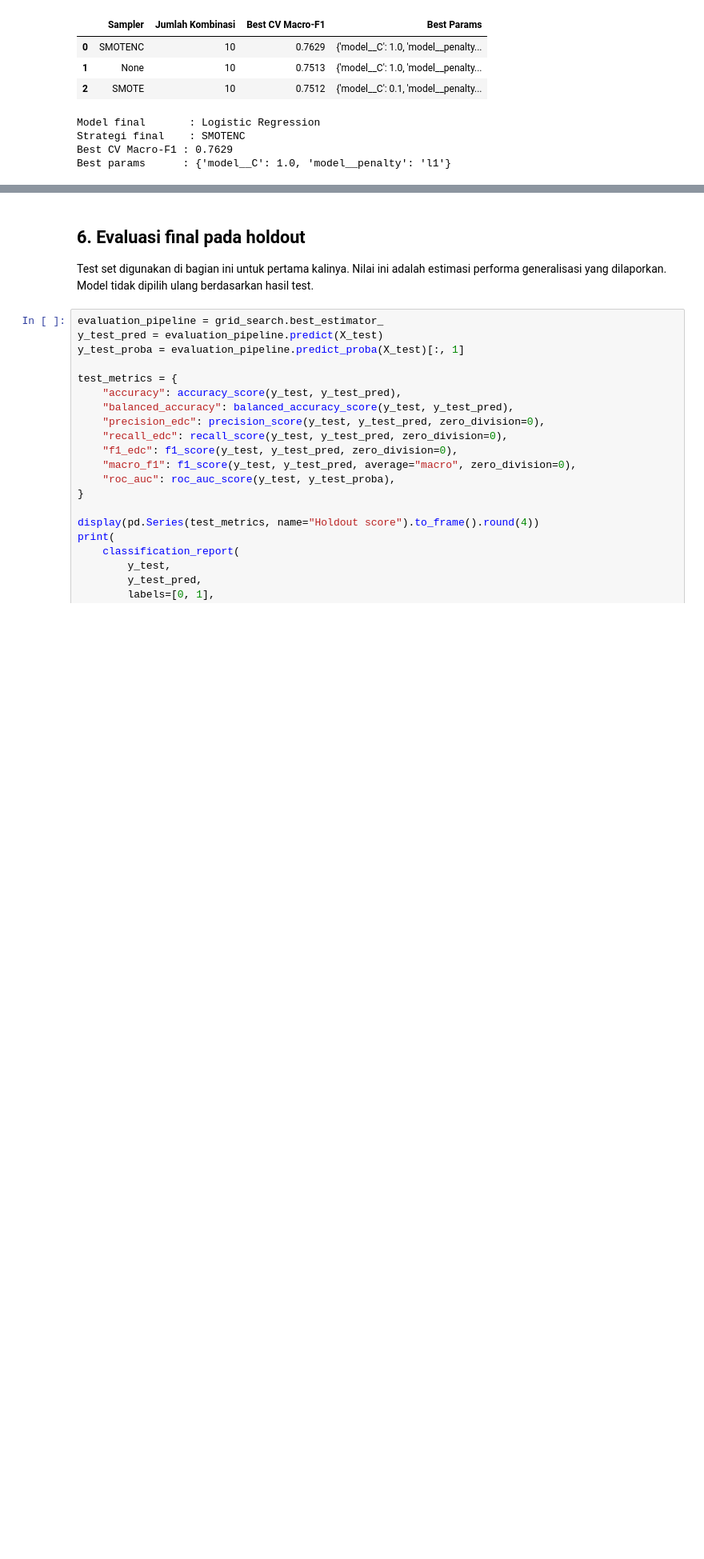
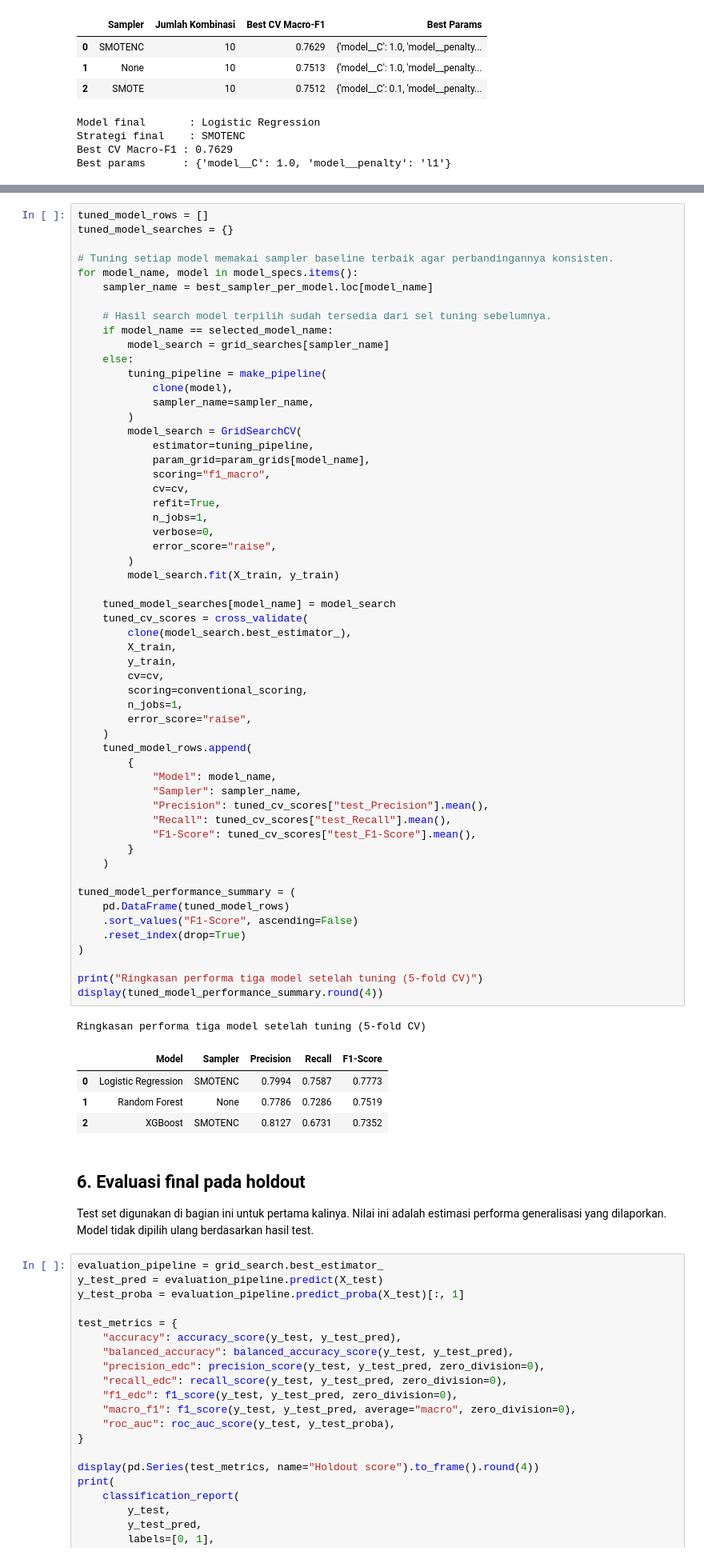
Before and after one commit to bagaskoroah/merchant-analytics-trial, a Jupyter notebook: notebooks/04_product_recommendation_v2.ipynb, the cells around one changed output, grey strips where cells are left out. Shown at 80% size. Saved outputs shown, nothing was run; the diff lists cells and outputs as text; blank space fills up the shorter version.

```diff
--- a/notebooks/04_product_recommendation_v2.ipynb
+++ b/notebooks/04_product_recommendation_v2.ipynb
@@ -587,3 +685,65 @@ Best params      : {'model__C': 1.0, 'model__penalty': 'l1'}
+# %%
+tuned_model_rows = []
+tuned_model_searches = {}
+
+# Tuning setiap model memakai sampler baseline terbaik agar perbandingannya konsisten.
+for model_name, model in model_specs.items():
+    sampler_name = best_sampler_per_model.loc[model_name]
+
+    # Hasil search model terpilih sudah tersedia dari sel tuning sebelumnya.
+    if model_name == selected_model_name:
+        model_search = grid_searches[sampler_name]
+    else:
+        tuning_pipeline = make_pipeline(
+            clone(model),
+            sampler_name=sampler_name,
+        )
+        model_search = GridSearchCV(
+            estimator=tuning_pipeline,
+            param_grid=param_grids[model_name],
+            scoring="f1_macro",
+            cv=cv,
+            refit=True,
+            n_jobs=1,
+            verbose=0,
+            error_score="raise",
+        )
+        model_search.fit(X_train, y_train)
+
+    tuned_model_searches[model_name] = model_search
+    tuned_cv_scores = cross_validate(
+        clone(model_search.best_estimator_),
+        X_train,
+        y_train,
+        cv=cv,
+        scoring=conventional_scoring,
+        n_jobs=1,
+        error_score="raise",
+    )
+    tuned_model_rows.append(
+        {
+            "Model": model_name,
+            "Sampler": sampler_name,
+            "Precision": tuned_cv_scores["test_Precision"].mean(),
+            "Recall": tuned_cv_scores["test_Recall"].mean(),
+            "F1-Score": tuned_cv_scores["test_F1-Score"].mean(),
+        }
+    )
+
+tuned_model_performance_summary = (
+    pd.DataFrame(tuned_model_rows)
+    .sort_values("F1-Score", ascending=False)
+    .reset_index(drop=True)
+)
+
+print("Ringkasan performa tiga model setelah tuning (5-fold CV)")
+display(tuned_model_performance_summary.round(4))
+# %% [output]
+Ringkasan performa tiga model setelah tuning (5-fold CV)
+|  | Model | Sampler | Precision | Recall | F1-Score |
+| 0 | Logistic Regression | SMOTENC | 0.7994 | 0.7587 | 0.7773 |
+| 1 | Random Forest | None | 0.7786 | 0.7286 | 0.7519 |
+| 2 | XGBoost | SMOTENC | 0.8127 | 0.6731 | 0.7352 |
 # %% [markdown]
 ## 6. Evaluasi final pada holdout
 
```
Also changed, not shown: parts of 2 cells of this notebook, 3 other files.
